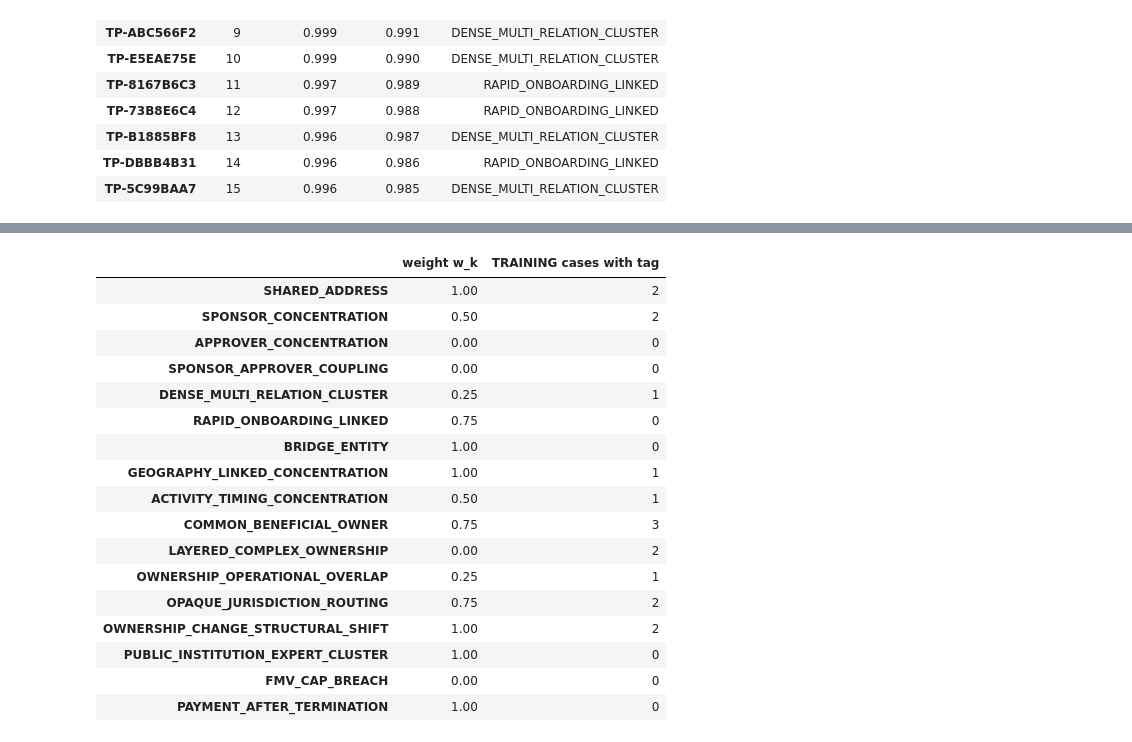
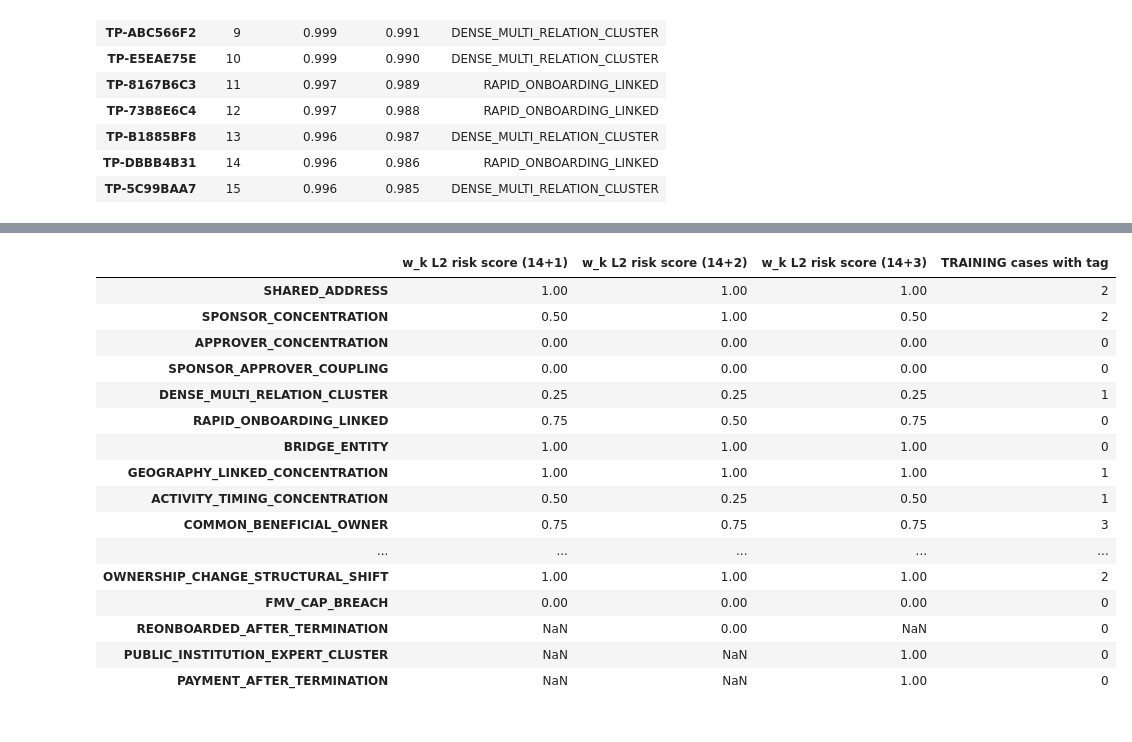
Before and after one commit to FELIXGAO0315/Graph-Based-Detection, a Jupyter notebook: layer2_relationship_logic.ipynb, the cells around one changed output, grey strips where cells are left out. Saved outputs shown, nothing was run; the diff lists cells and outputs as text; code cells hidden in the pictures.

```diff
--- a/layer2_relationship_logic.ipynb
+++ b/layer2_relationship_logic.ipynb
@@ -626,7 +799,7 @@ def predicted_cases(t_, top_rids):
     group is split into Louvain communities (edge weight = number of shared relation kinds), so that one weak
     link does not chain two cases together. An unlinked record is a one-vendor case. Ordered by best rank."""
     re_of, pairs = CTX[t_]["T"]["tp"].re, CTX[t_]["pairs"]
-    sig = [c for c in SIG14 + [f"s_{k}" for k in l2f.NEW_TYPOLOGIES] if c in L2[t_].columns]
+    sig = [c for c in SIG_USED if c in L2[t_].columns]
     top_rids = list(top_rids)
     by_re = defaultdict(list)
     for r in top_rids:
@@ -659,7 +832,6 @@ def case_iou(members_, groups):
 
 # ---- case-level review queue: risk vendors -> candidate cases -> one case score for every vendor model ----
 N_CAND = 150                     # risk vendors per model and period grouped into candidate cases
-SIG17 = SIG14 + [f"s_{k}" for k in l2f.NEW_TYPOLOGIES]
 RISK_V, CAND = {}, {}
 
 
@@ -673,7 +845,7 @@ def risk_vendors(name, period="TEST", show=15):
     for p in EVAL_SET:
         s_ = avg_score(name, p)
         top = s_.sort_values(ascending=False).head(N_CAND)
-        sig = L2[EVAL_SET[p]["t"]].loc[top.index, SIG17]
+        sig = L2[EVAL_SET[p]["t"]].loc[top.index, SIG_USED]
         RISK_V.setdefault(name, {})[p] = pd.DataFrame({
             "rank": range(1, len(top) + 1), "model score": top.round(3),
             "percentile": s_.rank(pct=True).reindex(top.index).round(3),
@@ -687,7 +859,7 @@ def case_features(t_, g, pct):
     re_of, pairs = CTX[t_]["T"]["tp"].re, CTX[t_]["pairs"]
     ents = sorted({r if pd.isna(re_of.get(r)) else re_of.get(r) for r in g})
     kinds = [pairs.get((a, b), set()) for a, b in combinations(ents, 2)]
-    share = (L2[t_].loc[g, SIG17] >= FIRE_MIN).mean()
+    share = (L2[t_].loc[g, SIG_USED] >= FIRE_MIN).mean()
     return dict(size=len(g), mean_pct=pct[g].mean(), max_pct=pct[g].max(),
                 density=np.mean([bool(k) for k in kinds]) if kinds else 0.0,
                 shared_typology=share.max() if len(g) > 1 else 0.0,
@@ -1111,7 +1283,7 @@ L2 GB + new: 150 risk vendors -> 94 candidate cases (TEST), 18 with >= 2 vendors
 | 12 | TP-54AD38F5 | 1 | 0.949 | 0.949 | 0.0 | 0.0 | — | 0 |
 | 13 | TP-9FC42332 | 1 | 0.946 | 0.946 | 0.0 | 0.0 | — | 0 |
 # %%
-SIG_ALL = SIG14 + [f"s_{k}" for k in l2f.NEW_TYPOLOGIES]
+SIG_ALL = list(dict.fromkeys(sum(RISK_VARIANTS.values(), [])))      # all signals used by any variant
 W_GRID = [0.0, 0.25, 0.5, 0.75, 1.0]
 
 
@@ -1141,27 +1313,33 @@ def grid_search_weights(S, y, w_case, max_sweeps=5):
     return w, best
 
 
-def signals(t_, rids):
-    return L2[t_].loc[rids, SIG_ALL].clip(0, 1).to_numpy()
+def signals(t_, rids, sigs):
+    return L2[t_].loc[rids, sigs].clip(0, 1).to_numpy()
 
 
-RUNS["L2 risk score"] = []
-W_FINAL, ap = grid_search_weights(signals(T_TRAIN, TR_TRAIN["rid"]), TR_TRAIN["y"], TR_TRAIN["w"])
-print(f"weights chosen once on TR_TRAIN (training AP_case {ap:.3f}); the same weights score VALIDATION and TEST")
-for p in ["VALIDATION", "TEST"]:
-    sc = weighted_score(signals(EVAL_SET[p]["t"], EVAL_SET[p]["rid"]), W_FINAL)
-    RUNS["L2 risk score"] += [(p, seed, sc) for seed in SEEDS]
-for seed in SEEDS:                                        # TRAINING_cv: weights chosen on 4 folds, scored on the 5th
-    sc = np.full(len(TR_TRAIN["y"]), np.nan)
-    S_tr = signals(T_TRAIN, TR_TRAIN["rid"])
-    for tr, te in StratifiedGroupKFold(5, shuffle=True, random_state=1000 + seed).split(TR_TRAIN["rid"], TR_TRAIN["y"], TR_TRAIN["g"]):
-        w, _ = grid_search_weights(S_tr[tr], TR_TRAIN["y"][tr], TR_TRAIN["w"][tr])
-        sc[te] = weighted_score(S_tr[te], w)
-    RUNS["L2 risk score"].append(("TRAINING_cv", seed, sc))
-weights = pd.DataFrame({"weight w_k": W_FINAL}, index=[s[2:] for s in SIG_ALL])
+def fit_risk_score(name, sigs):
+    """weights chosen once on TR_TRAIN, the same weights score VALIDATION and TEST;
+    TRAINING_cv: weights chosen on 4 folds, scored on the 5th"""
+    RUNS[name] = []
+    w_final, ap = grid_search_weights(signals(T_TRAIN, TR_TRAIN["rid"], sigs), TR_TRAIN["y"], TR_TRAIN["w"])
+    for p in ["VALIDATION", "TEST"]:
+        sc = weighted_score(signals(EVAL_SET[p]["t"], EVAL_SET[p]["rid"], sigs), w_final)
+        RUNS[name] += [(p, seed, sc) for seed in SEEDS]
+    S_tr = signals(T_TRAIN, TR_TRAIN["rid"], sigs)
+    for seed in SEEDS:
+        sc = np.full(len(TR_TRAIN["y"]), np.nan)
+        for tr, te in StratifiedGroupKFold(5, shuffle=True, random_state=1000 + seed).split(TR_TRAIN["rid"], TR_TRAIN["y"], TR_TRAIN["g"]):
+            w, _ = grid_search_weights(S_tr[tr], TR_TRAIN["y"][tr], TR_TRAIN["w"][tr])
+            sc[te] = weighted_score(S_tr[te], w)
+        RUNS[name].append(("TRAINING_cv", seed, sc))
+    print(f"{name}: {len(sigs)} signals, weights chosen once on TR_TRAIN (training AP_case {ap:.3f})")
+    return pd.Series(w_final, index=[s_[2:] for s_ in sigs])
+
+
+weights = pd.DataFrame({f"w_k {rs}": fit_risk_score(rs, sigs) for rs, sigs in RISK_VARIANTS.items()}).reindex([s_[2:] for s_ in SIG_ALL])
 weights["TRAINING cases with tag"] = [sum(k in case_typ[c].split("|") for c in TR_TRAIN["cases"]) for k in weights.index]
 weights.to_csv(f"{FZ2}/risk_score_weights.csv")
-print("weights w_k (grid 0 / 0.25 / 0.5 / 0.75 / 1; 0 = the signal is not used)")
+print("weights w_k (grid 0 / 0.25 / 0.5 / 0.75 / 1; 0 = the signal is not used; empty = not in that variant)")
 display(weights)
-risk_score_table("L2 risk score")
+risk_score_table(RS[0])
 # %% [output]
@@ -1170,18 +1350,17 @@ weights w_k (grid 0 / 0.25 / 0.5 / 0.75 / 1; 0 = the signal is not used)
-|  | weight w_k | TRAINING cases with tag |
-| SHARED_ADDRESS | 1.00 | 2 |
-| SPONSOR_CONCENTRATION | 0.50 | 2 |
-| APPROVER_CONCENTRATION | 0.00 | 0 |
-| SPONSOR_APPROVER_COUPLING | 0.00 | 0 |
-| DENSE_MULTI_RELATION_CLUSTER | 0.25 | 1 |
-| RAPID_ONBOARDING_LINKED | 0.75 | 0 |
-| BRIDGE_ENTITY | 1.00 | 0 |
-| GEOGRAPHY_LINKED_CONCENTRATION | 1.00 | 1 |
-| ACTIVITY_TIMING_CONCENTRATION | 0.50 | 1 |
-| COMMON_BENEFICIAL_OWNER | 0.75 | 3 |
-| LAYERED_COMPLEX_OWNERSHIP | 0.00 | 2 |
-| OWNERSHIP_OPERATIONAL_OVERLAP | 0.25 | 1 |
-| OPAQUE_JURISDICTION_ROUTING | 0.75 | 2 |
-| OWNERSHIP_CHANGE_STRUCTURAL_SHIFT | 1.00 | 2 |
-| PUBLIC_INSTITUTION_EXPERT_CLUSTER | 1.00 | 0 |
-| FMV_CAP_BREACH | 0.00 | 0 |
-| PAYMENT_AFTER_TERMINATION | 1.00 | 0 |
+|  | w_k L2 risk score (14+1) | w_k L2 risk score (14+2) | w_k L2 risk score (14+3) | TRAINING cases with tag |
+| SHARED_ADDRESS | 1.00 | 1.00 | 1.00 | 2 |
+| SPONSOR_CONCENTRATION | 0.50 | 1.00 | 0.50 | 2 |
+| APPROVER_CONCENTRATION | 0.00 | 0.00 | 0.00 | 0 |
+| SPONSOR_APPROVER_COUPLING | 0.00 | 0.00 | 0.00 | 0 |
+| DENSE_MULTI_RELATION_CLUSTER | 0.25 | 0.25 | 0.25 | 1 |
+| RAPID_ONBOARDING_LINKED | 0.75 | 0.50 | 0.75 | 0 |
+| BRIDGE_ENTITY | 1.00 | 1.00 | 1.00 | 0 |
+| GEOGRAPHY_LINKED_CONCENTRATION | 1.00 | 1.00 | 1.00 | 1 |
+| ACTIVITY_TIMING_CONCENTRATION | 0.50 | 0.25 | 0.50 | 1 |
+| COMMON_BENEFICIAL_OWNER | 0.75 | 0.75 | 0.75 | 3 |
+| ... | ... | ... | ... | ... |
+| OWNERSHIP_CHANGE_STRUCTURAL_SHIFT | 1.00 | 1.00 | 1.00 | 2 |
+| FMV_CAP_BREACH | 0.00 | 0.00 | 0.00 | 0 |
+| REONBOARDED_AFTER_TERMINATION | NaN | 0.00 | NaN | 0 |
+| PUBLIC_INSTITUTION_EXPERT_CLUSTER | NaN | NaN | 1.00 | 0 |
+| PAYMENT_AFTER_TERMINATION | NaN | NaN | 1.00 | 0 |
```
Also changed, not shown: parts of 33 cells of this notebook, 15 other files.
